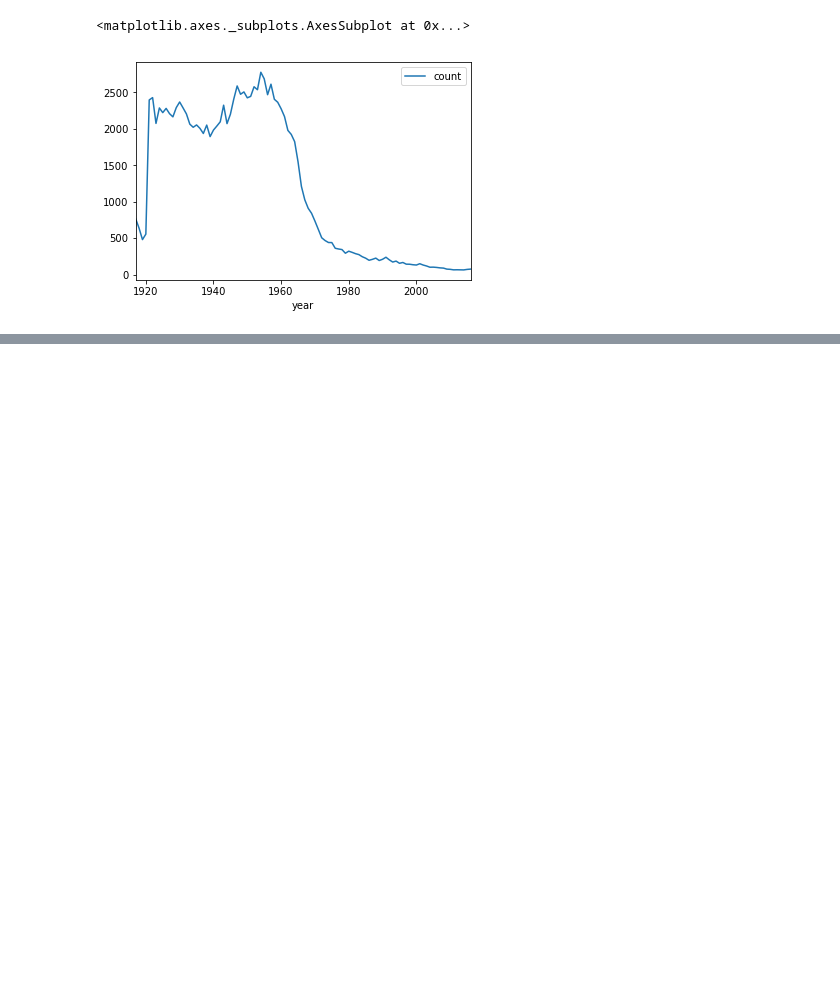
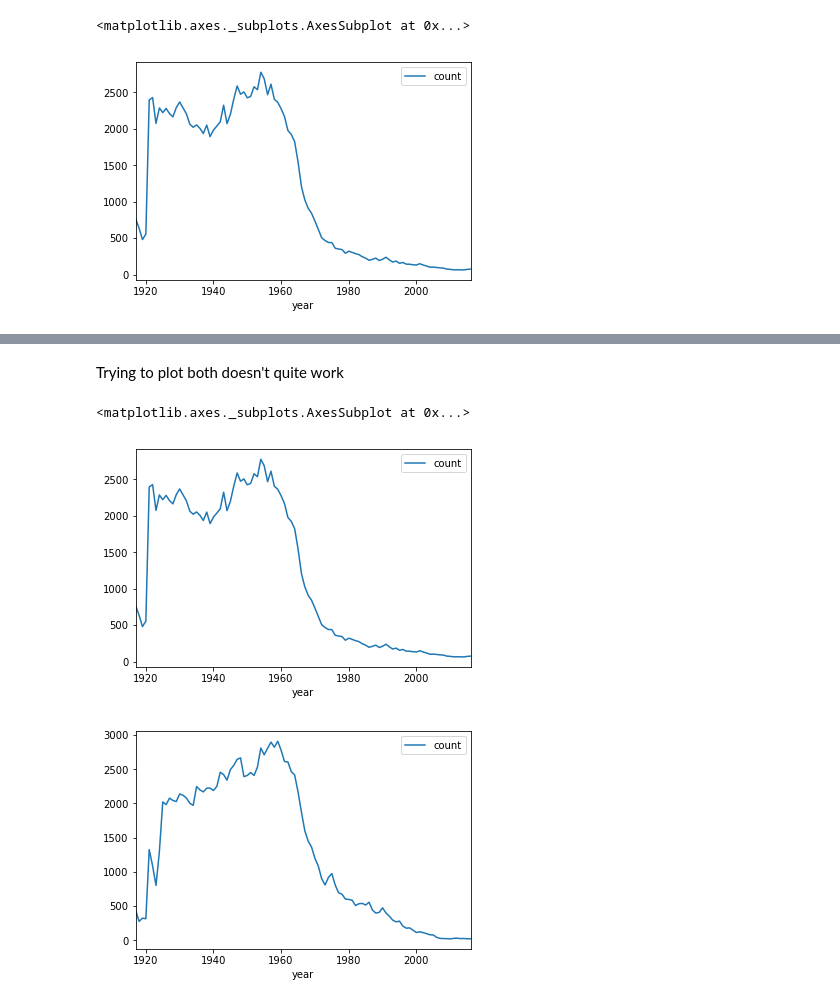
Before and after one commit to drjarno/python-workshop-2020-may, a Jupyter notebook: Chapter 2.ipynb, the cells around one changed output, grey strips where cells are left out. Saved outputs shown, nothing was run; the diff lists cells and outputs as text; code cells hidden in the pictures; blank space fills up the shorter version.

```diff
--- a/Chapter 2.ipynb
+++ b/Chapter 2.ipynb
@@ -45,0 +63,11 @@ plt.legend()
+# %%
+femalemaries = babynames[(babynames["name"] == "Marie") & (babynames["sex"] == "F")]
+# %% [markdown]
+Trying to plot both doesn't quite work
+# %%
+femalemarys.plot("year", "count")
+femalemaries.plot("year", "count")
+# %% [output]
+<matplotlib.axes._subplots.AxesSubplot at 0x...>
+[figure, added]
+[figure, added]
```
Also changed, not shown: parts of 24 cells of this notebook.
